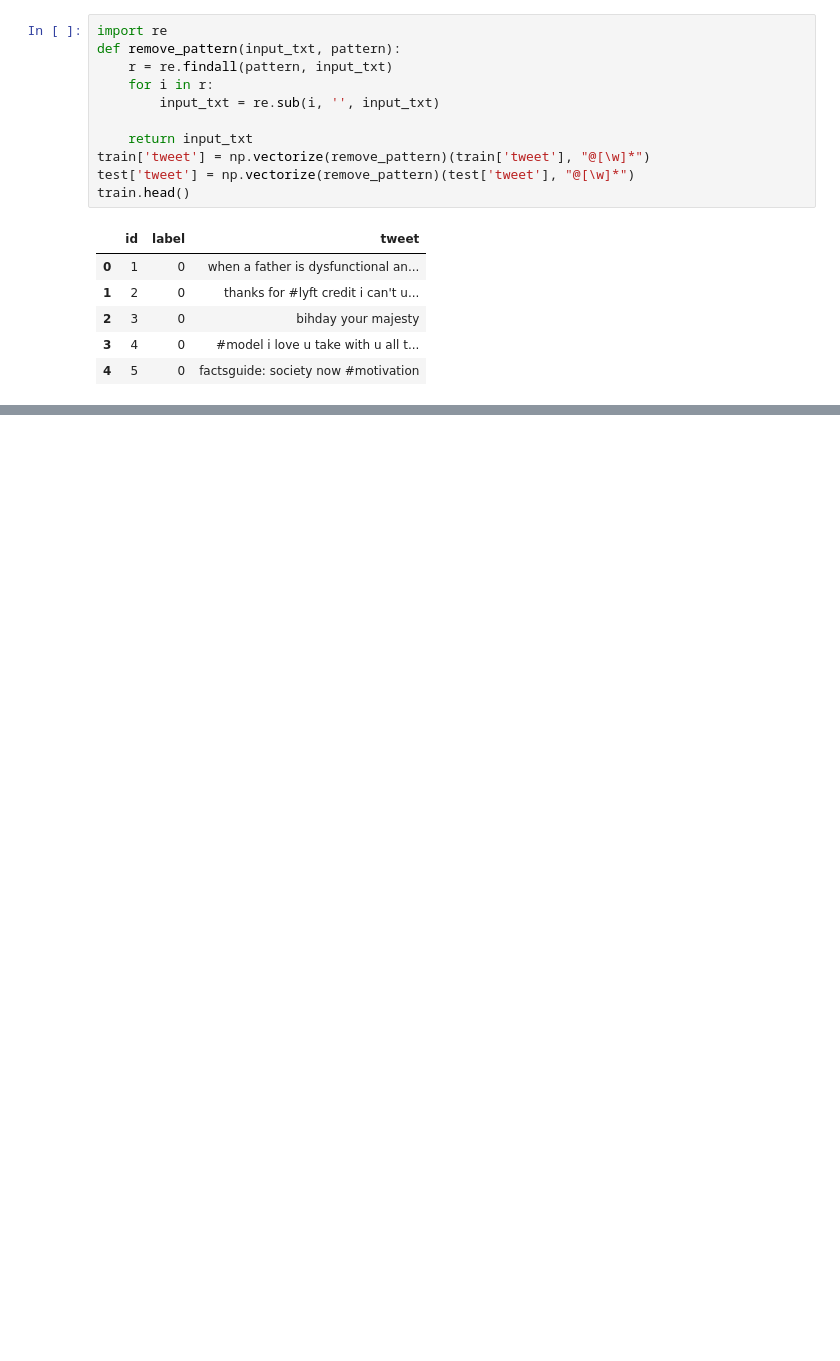
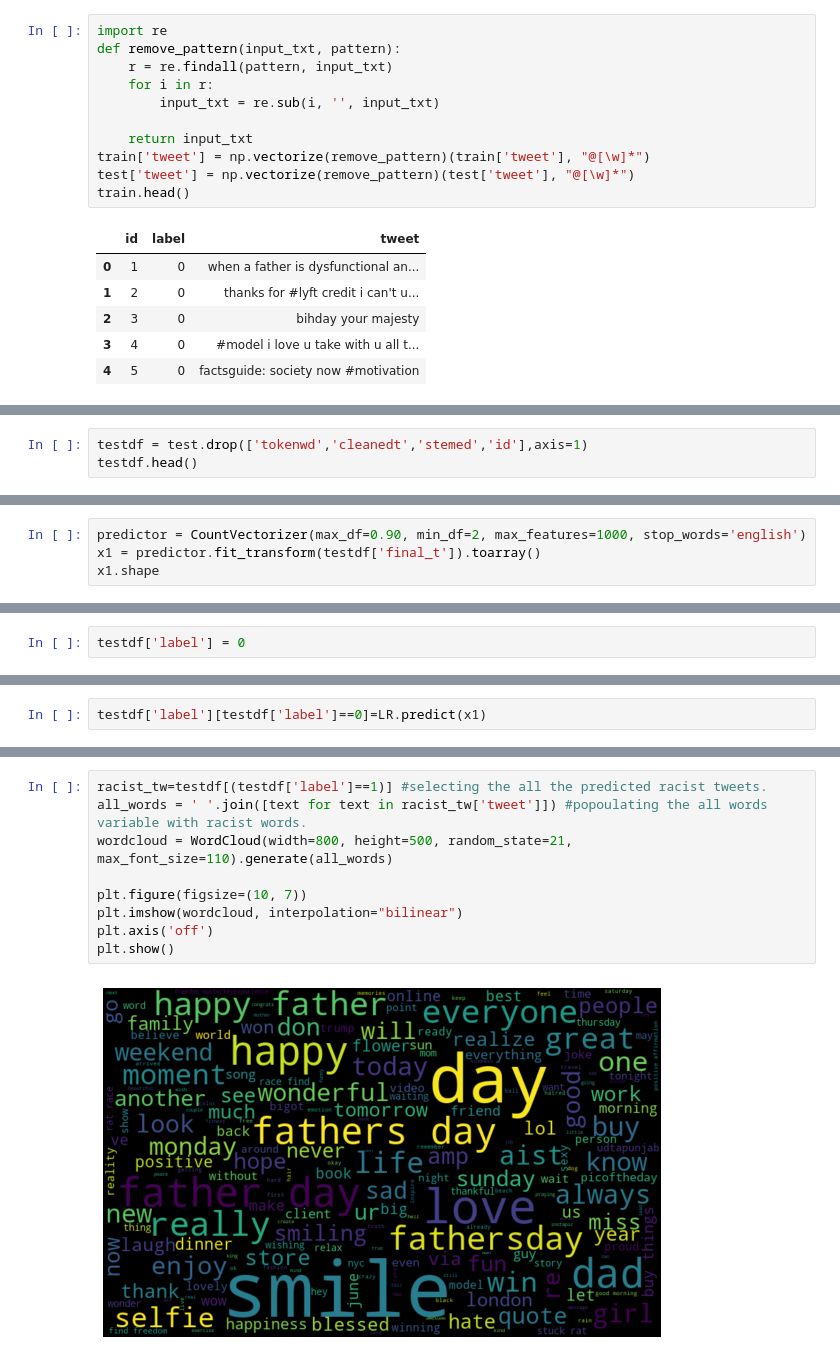
Before and after one commit to Suhask98/Twitter-sentiment-analysis, a Jupyter notebook: twitter_ana_code.ipynb, the cells around one changed output, grey strips where cells are left out. Drawn from its saved outputs; the diff is of its cells as text; blank space fills up the shorter version.

```diff
--- a/twitter_ana_code.ipynb
+++ b/twitter_ana_code.ipynb
@@ -176,0 +194,3 @@ print("Train set Accuracy: ", metrics.accuracy_score(y, rf_model.predict(x)))
+# %%
+testdf = test.drop(['tokenwd','cleanedt','stemed','id'],axis=1)
+testdf.head()
@@ -176,0 +204,4 @@ print("Train set Accuracy: ", metrics.accuracy_score(y, rf_model.predict(x)))
+# %%
+predictor = CountVectorizer(max_df=0.90, min_df=2, max_features=1000, stop_words='english')
+x1 = predictor.fit_transform(testdf['final_t']).toarray()
+x1.shape
@@ -176,0 +212,2 @@ print("Train set Accuracy: ", metrics.accuracy_score(y, rf_model.predict(x)))
+# %%
+testdf['label'] = 0
@@ -176,0 +224,2 @@ print("Train set Accuracy: ", metrics.accuracy_score(y, rf_model.predict(x)))
+# %%
+testdf['label'][testdf['label']==0]=LR.predict(x1)
@@ -176,0 +247,11 @@ print("Train set Accuracy: ", metrics.accuracy_score(y, rf_model.predict(x)))
+# %%
+racist_tw=testdf[(testdf['label']==1)] #selecting the all the predicted racist tweets.
+all_words = ' '.join([text for text in racist_tw['tweet']]) #popoulating the all words variable with racist words.
+wordcloud = WordCloud(width=800, height=500, random_state=21, max_font_size=110).generate(all_words)
+
+plt.figure(figsize=(10, 7))
+plt.imshow(wordcloud, interpolation="bilinear")
+plt.axis('off')
+plt.show()
+# %% [output]
+[figure, added]
```
Also changed, not shown: parts of 43 cells of this notebook.
